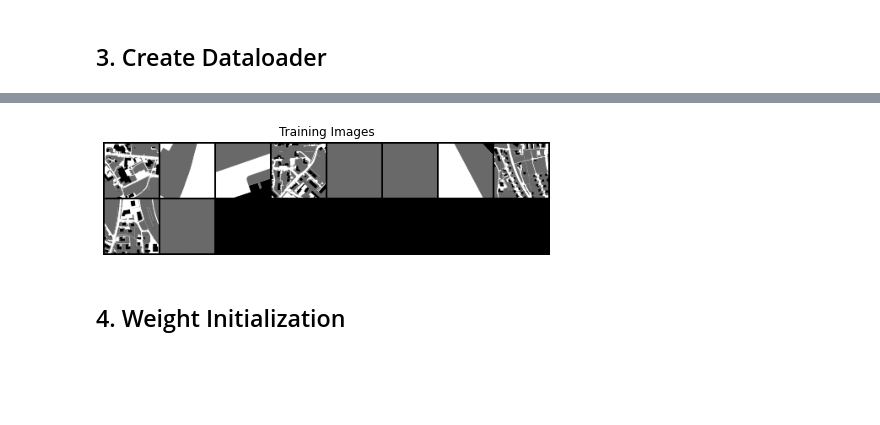
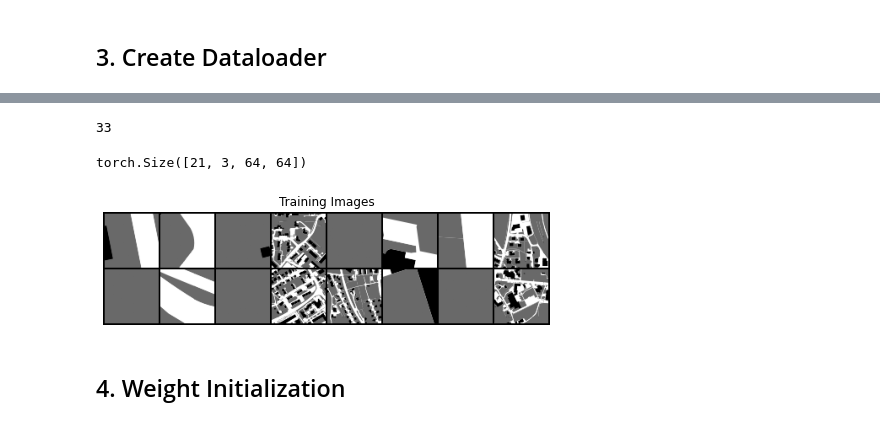
Before and after one commit to neithangurthang/SyntheticCities, a Jupyter notebook: notebooks/04 CadastralGANOptimisation.ipynb, the cells around one changed output, grey strips where cells are left out. Drawn from its saved outputs; the diff is of its cells as text; code cells hidden in the pictures; blank space fills up the shorter version.

```diff
--- a/notebooks/04 CadastralGANOptimisation.ipynb
+++ b/notebooks/04 CadastralGANOptimisation.ipynb
@@ -50,7 +48,7 @@ The autoreload extension is already loaded. To reload it, use:
 dataroot = "../data/cadastralExport" # Root directory for train dataset
 datarootTest = "../data/cadastralExport" # Root directory for dataset
 workers = 2 # Number of workers for dataloader
-batch_size = 64 # Batch size during training
+batch_size = 128 # Batch size during training
 image_size = 64 # Spatial size of training images. All images will be resized to this
 nc = 3 # Number of channels in the training images. For color images this is 3
 nz = 100 # Size of z latent vector (i.e. size of generator input)
@@ -88,7 +98,15 @@ plt.imshow(np.transpose(vutils.make_grid(real_batch[0].to(device)[:64], padding=
+# %%
+len(real_batch[0])
+# %% [output]
+33
+# %%
+real_batch[0].size()
+# %% [output]
+torch.Size([21, 3, 64, 64])
 # %%
 datasetTest = dset.ImageFolder(root=datarootTest,
                                transform=transforms.Compose([
-                               #transforms.Resize(image_size),
+                               transforms.Resize(image_size*4),
                                transforms.RandomCrop(image_size),
                                #transforms.CenterCrop(image_size),
                                transforms.ToTensor(),
@@ -100,11 +118,11 @@ dataloaderTest = torch.utils.data.DataLoader(datasetTest, batch_size=batch_size,
 # %%
 test_batch = next(iter(dataloaderTest))
 plt.figure(figsize=(8,8))
 plt.axis("off")
 plt.title("Training Images")
-plt.imshow(np.transpose(vutils.make_grid(test_batch[0].to(device)[:10], padding=2, normalize=True).cpu(),(1,2,0)));
+plt.imshow(np.transpose(vutils.make_grid(test_batch[0].to(device), padding=2, normalize=True).cpu(),(1,2,0)));
 # %% [output]
-[figure, old version]
+[figure, new version]
 # %% [markdown]
 ## 4. Weight Initialization
 # %%
```
Also changed, not shown: parts of 12 cells of this notebook, 5 other files.
